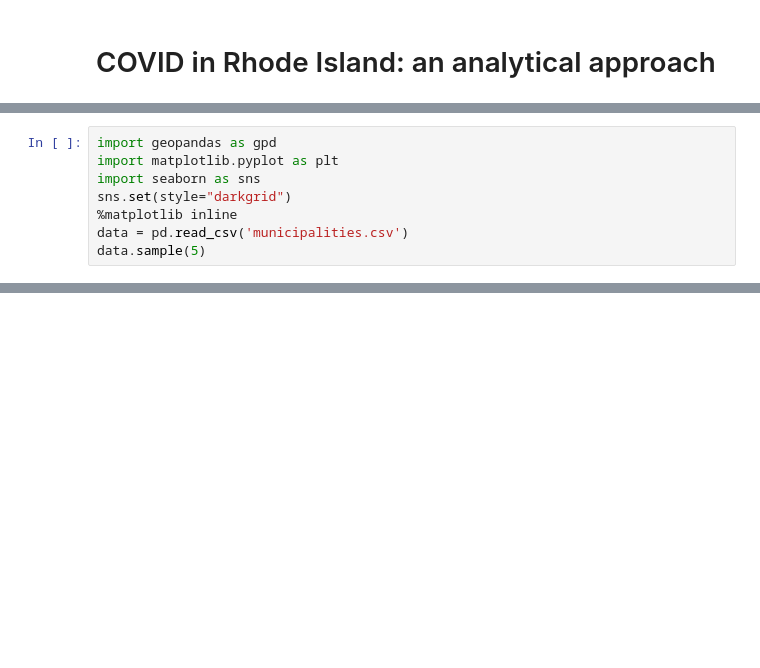
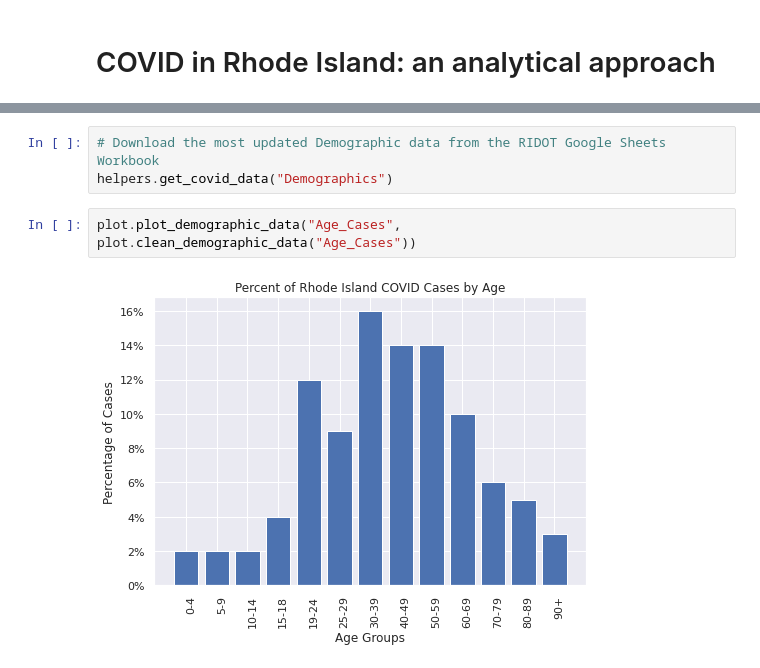
Before and after one commit to zdubash/rhody-covid, a Jupyter notebook: Computational-Essay.ipynb, the cells around one changed output, grey strips where cells are left out. Drawn from its saved outputs; the diff is of its cells as text; blank space fills up the shorter version.

Commit message:
Add most recent project files

```diff
--- a/Computational-Essay.ipynb
+++ b/Computational-Essay.ipynb
@@ -58,8 +13,0 @@ KeyError: "None of [Int64Index([0, 2], dtype='int64')] are in the [columns]"
-# %%
-import geopandas as gpd
-import matplotlib.pyplot as plt
-import seaborn as sns
-sns.set(style="darkgrid")
-%matplotlib inline
-data = pd.read_csv('municipalities.csv')
-data.sample(5)
@@ -94,0 +53,7 @@ dataByNeighbourhood.sort_values('count', ascending=False).head(10)
+# %%
+# Download the most updated Demographic data from the RIDOT Google Sheets Workbook
+helpers.get_covid_data("Demographics")
+# %%
+plot.plot_demographic_data("Age_Cases", plot.clean_demographic_data("Age_Cases"))
+# %% [output]
+[figure, added]
```
Also changed, not shown: parts of 36 cells of this notebook, 3 other files.
